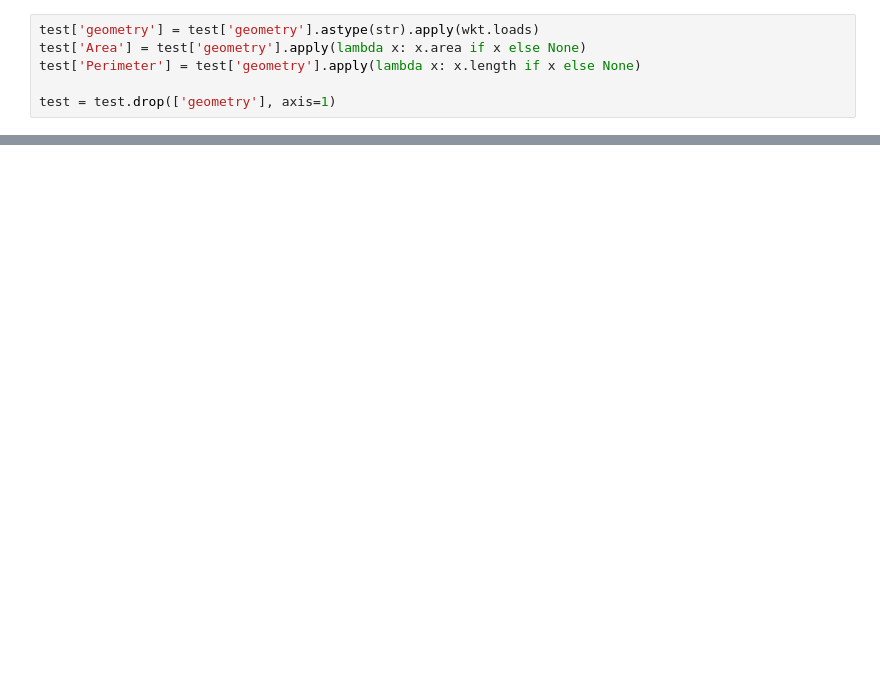
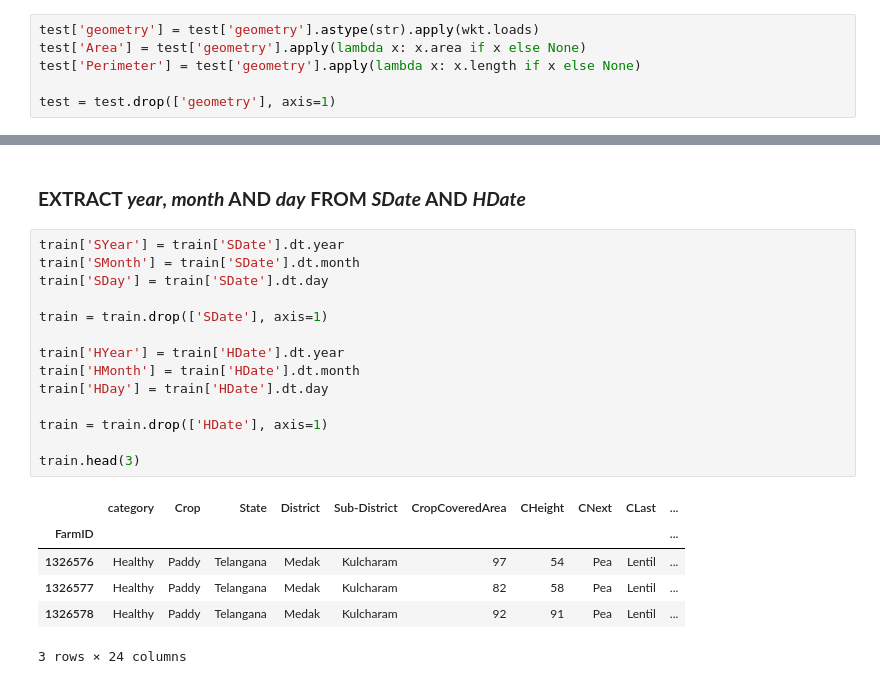
Before and after one commit to AduragbemiOyinlola/TCHC, a Jupyter notebook: crop_health.ipynb, the cells around one changed output, grey strips where cells are left out. Saved outputs shown, nothing was run; the diff lists cells and outputs as text; blank space fills up the shorter version.

```diff
--- a/crop_health.ipynb
+++ b/crop_health.ipynb
@@ -143,0 +166,23 @@ test.head(3)
+# %% [markdown]
+### **EXTRACT *year*, *month* AND *day* FROM *SDate* AND *HDate***
+# %%
+train['SYear'] = train['SDate'].dt.year
+train['SMonth'] = train['SDate'].dt.month
+train['SDay'] = train['SDate'].dt.day
+
+train = train.drop(['SDate'], axis=1)
+
+train['HYear'] = train['HDate'].dt.year
+train['HMonth'] = train['HDate'].dt.month
+train['HDay'] = train['HDate'].dt.day
+
+train = train.drop(['HDate'], axis=1)
+
+train.head(3)
+# %% [output]
+|  | category | Crop | State | District | Sub-District | CropCoveredArea | CHeight | CNext | CLast | ... |
+| FarmID |  |  |  |  |  |  |  |  |  | ... |
+| 1326576 | Healthy | Paddy | Telangana | Medak | Kulcharam | 97 | 54 | Pea | Lentil | ... |
+| 1326577 | Healthy | Paddy | Telangana | Medak | Kulcharam | 82 | 58 | Pea | Lentil | ... |
+| 1326578 | Healthy | Paddy | Telangana | Medak | Kulcharam | 92 | 91 | Pea | Lentil | ... |
+3 rows × 24 columns
```
Also changed, not shown: parts of 11 cells of this notebook.
